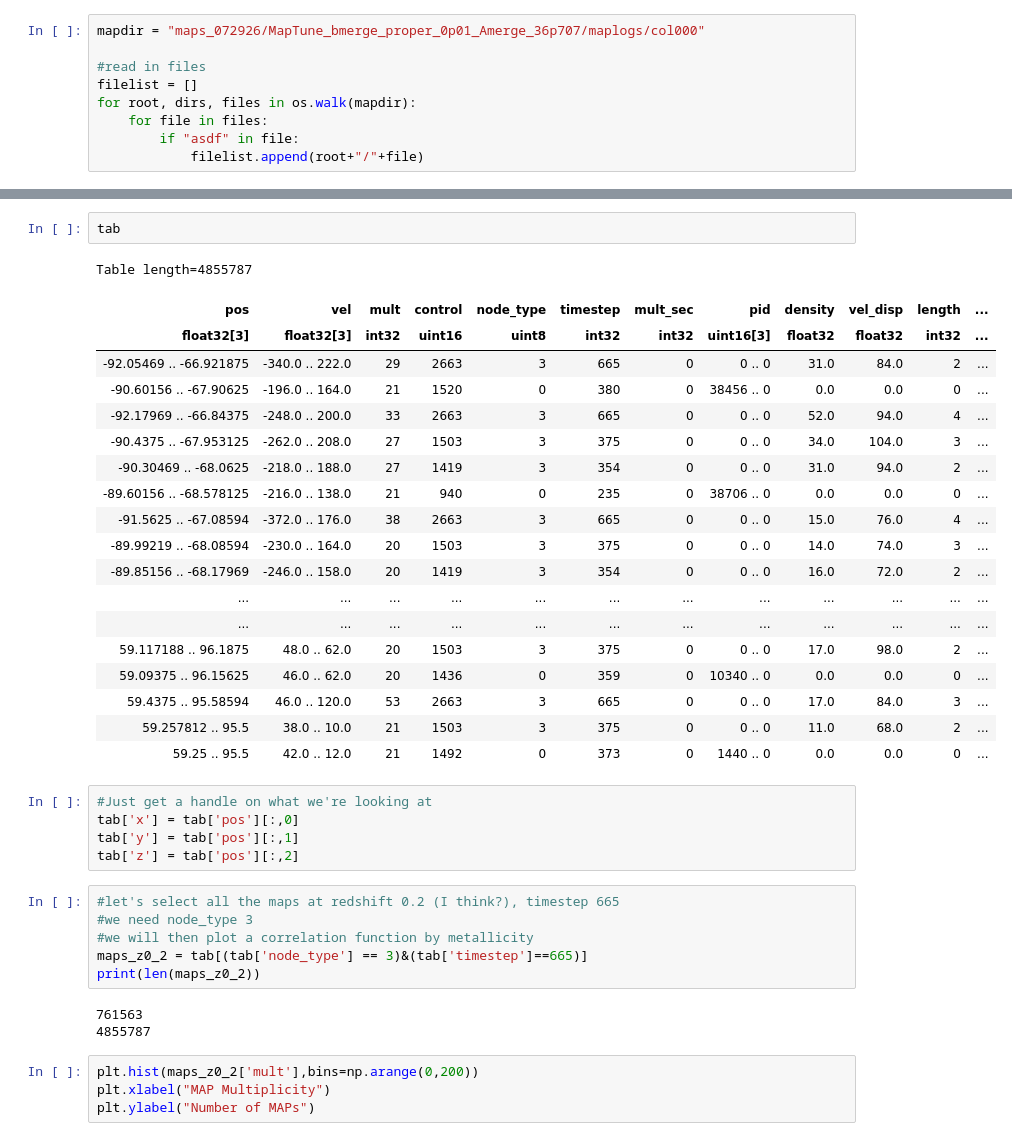
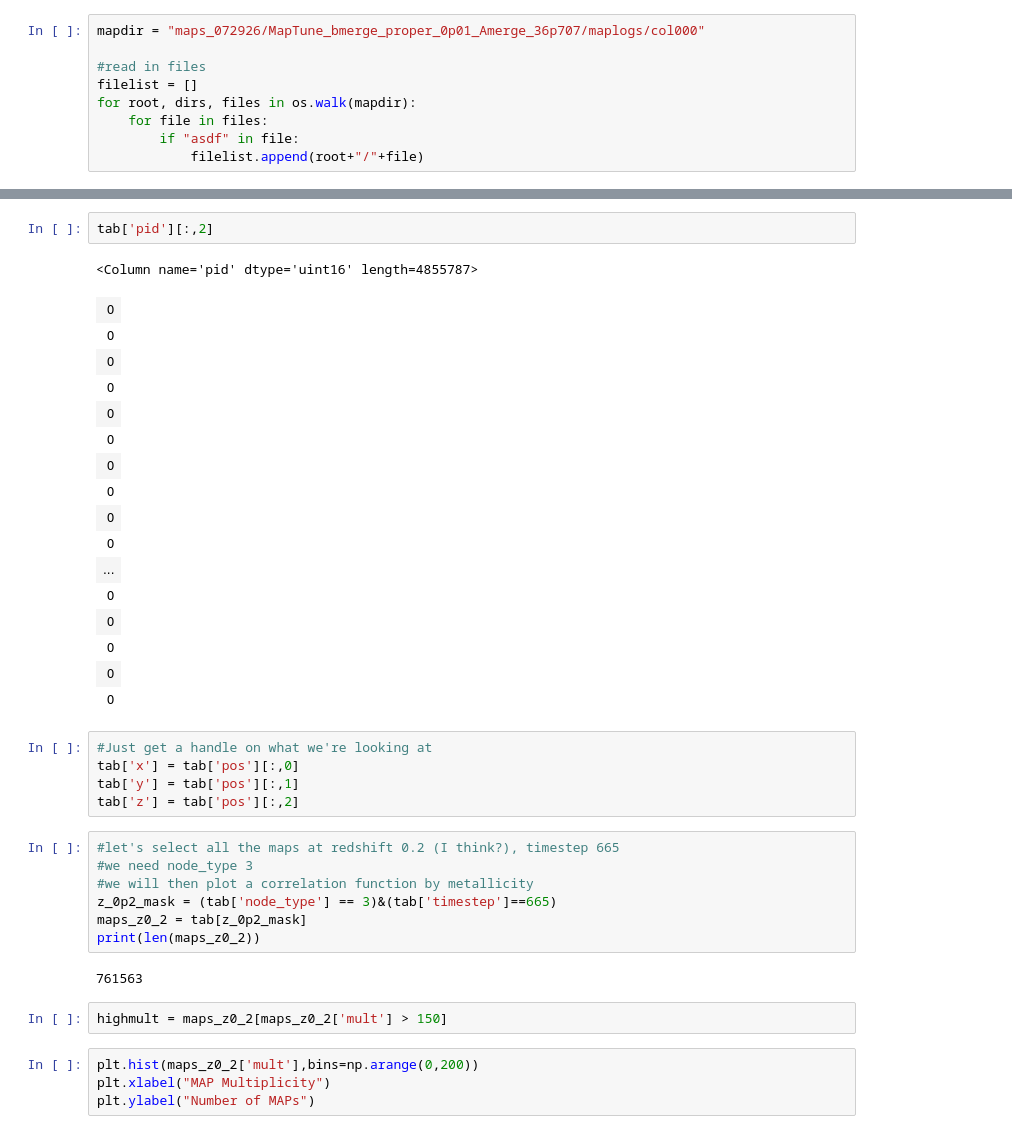
Before and after one commit to catherine-miller/bgsmaps, a Jupyter notebook: mapclustering.ipynb, the cells around one changed output, grey strips where cells are left out. Saved outputs shown, nothing was run; the diff lists cells and outputs as text.

```diff
--- a/mapclustering.ipynb
+++ b/mapclustering.ipynb
@@ -41,25 +63,23 @@ WARNING: MergeConflictWarning: Cannot merge meta key 'blosc_cframe_crc32' types
 # %%
-tab
+tab['pid'][:,2]
 # %% [output]
-Table length=4855787
+<Column name='pid' dtype='uint16' length=4855787>
-| pos | vel | mult | control | node_type | timestep | mult_sec | pid | density | vel_disp | length | ... |
-| float32[3] | float32[3] | int32 | uint16 | uint8 | int32 | int32 | uint16[3] | float32 | float32 | int32 | ... |
-| -92.05469 .. -66.921875 | -340.0 .. 222.0 | 29 | 2663 | 3 | 665 | 0 | 0 .. 0 | 31.0 | 84.0 | 2 | ... |
-| -90.60156 .. -67.90625 | -196.0 .. 164.0 | 21 | 1520 | 0 | 380 | 0 | 38456 .. 0 | 0.0 | 0.0 | 0 | ... |
-| -92.17969 .. -66.84375 | -248.0 .. 200.0 | 33 | 2663 | 3 | 665 | 0 | 0 .. 0 | 52.0 | 94.0 | 4 | ... |
-| -90.4375 .. -67.953125 | -262.0 .. 208.0 | 27 | 1503 | 3 | 375 | 0 | 0 .. 0 | 34.0 | 104.0 | 3 | ... |
-| -90.30469 .. -68.0625 | -218.0 .. 188.0 | 27 | 1419 | 3 | 354 | 0 | 0 .. 0 | 31.0 | 94.0 | 2 | ... |
-| -89.60156 .. -68.578125 | -216.0 .. 138.0 | 21 | 940 | 0 | 235 | 0 | 38706 .. 0 | 0.0 | 0.0 | 0 | ... |
-| -91.5625 .. -67.08594 | -372.0 .. 176.0 | 38 | 2663 | 3 | 665 | 0 | 0 .. 0 | 15.0 | 76.0 | 4 | ... |
-| -89.99219 .. -68.08594 | -230.0 .. 164.0 | 20 | 1503 | 3 | 375 | 0 | 0 .. 0 | 14.0 | 74.0 | 3 | ... |
-| -89.85156 .. -68.17969 | -246.0 .. 158.0 | 20 | 1419 | 3 | 354 | 0 | 0 .. 0 | 16.0 | 72.0 | 2 | ... |
-| ... | ... | ... | ... | ... | ... | ... | ... | ... | ... | ... | ... |
-| ... | ... | ... | ... | ... | ... | ... | ... | ... | ... | ... | ... |
-| 59.117188 .. 96.1875 | 48.0 .. 62.0 | 20 | 1503 | 3 | 375 | 0 | 0 .. 0 | 17.0 | 98.0 | 2 | ... |
-| 59.09375 .. 96.15625 | 46.0 .. 62.0 | 20 | 1436 | 0 | 359 | 0 | 10340 .. 0 | 0.0 | 0.0 | 0 | ... |
-| 59.4375 .. 95.58594 | 46.0 .. 120.0 | 53 | 2663 | 3 | 665 | 0 | 0 .. 0 | 17.0 | 84.0 | 3 | ... |
-| 59.257812 .. 95.5 | 38.0 .. 10.0 | 21 | 1503 | 3 | 375 | 0 | 0 .. 0 | 11.0 | 68.0 | 2 | ... |
-| 59.25 .. 95.5 | 42.0 .. 12.0 | 21 | 1492 | 0 | 373 | 0 | 1440 .. 0 | 0.0 | 0.0 | 0 | ... |
+| 0 |
+| 0 |
+| 0 |
+| 0 |
+| 0 |
+| 0 |
+| 0 |
+| 0 |
+| 0 |
+| 0 |
+| ... |
+| 0 |
+| 0 |
+| 0 |
+| 0 |
+| 0 |
 # %%
 #Just get a handle on what we're looking at
 tab['x'] = tab['pos'][:,0]
@@ -69,11 +89,13 @@ tab['z'] = tab['pos'][:,2]
 #let's select all the maps at redshift 0.2 (I think?), timestep 665
 #we need node_type 3
 #we will then plot a correlation function by metallicity
-maps_z0_2 = tab[(tab['node_type'] == 3)&(tab['timestep']==665)]
+z_0p2_mask = (tab['node_type'] == 3)&(tab['timestep']==665)
+maps_z0_2 = tab[z_0p2_mask]
 print(len(maps_z0_2))
 # %% [output]
 761563
-4855787
+# %%
+highmult = maps_z0_2[maps_z0_2['mult'] > 150]
 # %%
 plt.hist(maps_z0_2['mult'],bins=np.arange(0,200))
 plt.xlabel("MAP Multiplicity")
```
Also changed, not shown: parts of 31 cells of this notebook, 15 other files.
